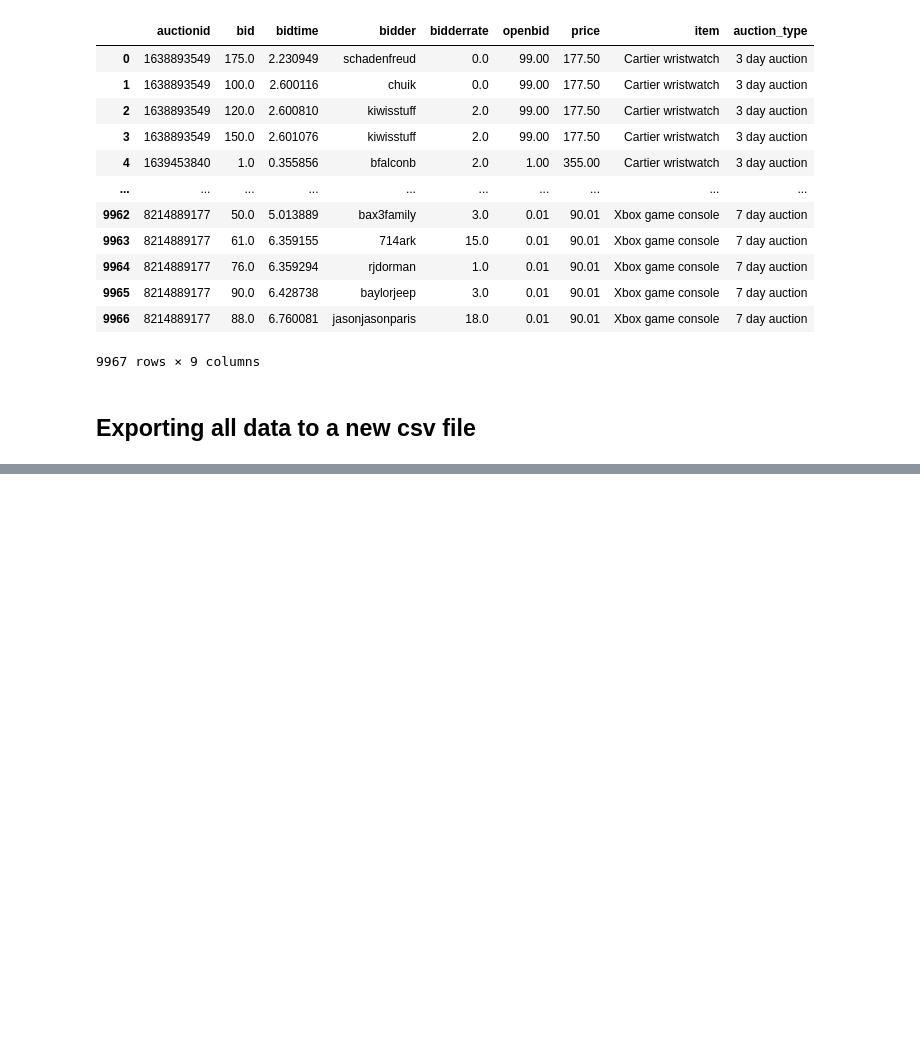
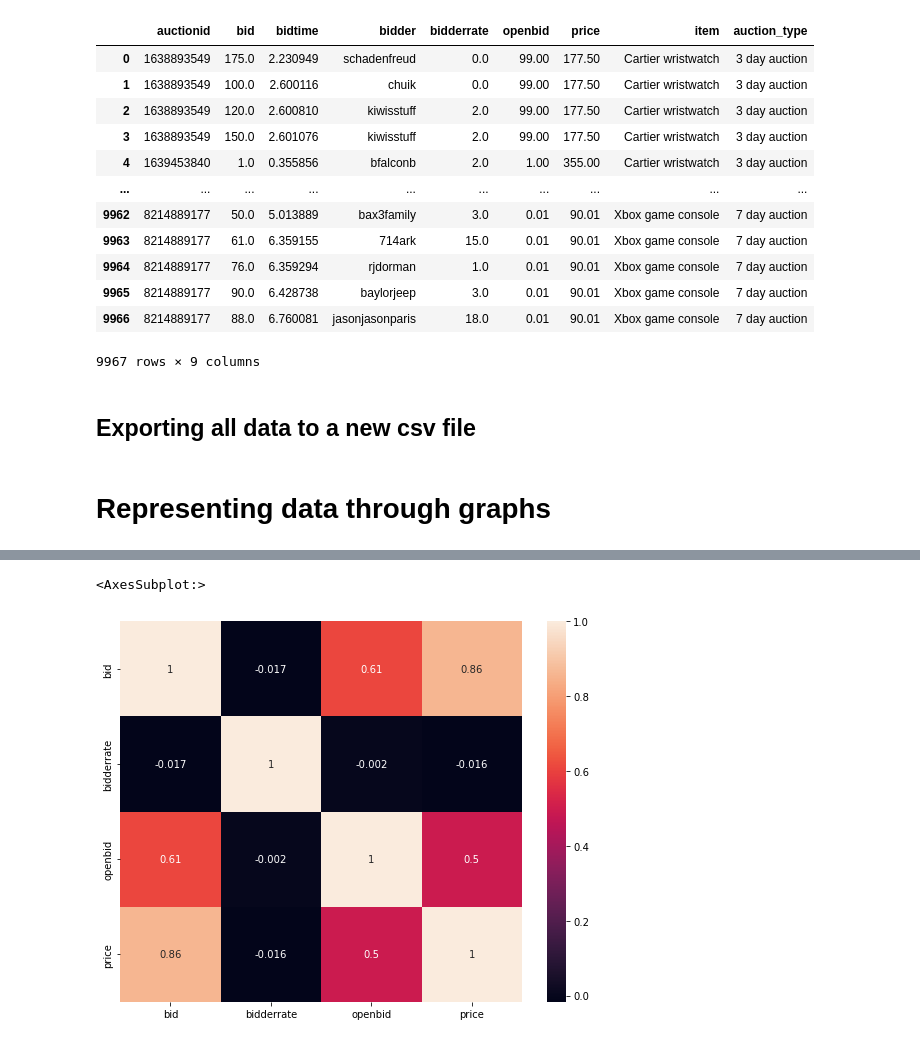
Before and after one commit to Aruj77/Auction-Analysis, a Jupyter notebook: Auction Analysis.ipynb, the cells around one changed output, grey strips where cells are left out. Drawn from its saved outputs; the diff is of its cells as text; code cells hidden in the pictures; blank space fills up the shorter version.

Commit message:
Added more analyzed data

```diff
--- a/Auction Analysis.ipynb
+++ b/Auction Analysis.ipynb
@@ -110,3 +141,11 @@ profitable_df
 ## Exporting all data to a new csv file
 # %%
 profitable_df.to_csv('Profitable Data.csv')
+# %% [markdown]
+# Representing data through graphs
+# %%
+correlation=df.drop(['auctionid','bidtime'],axis=1).corr()
+# %%
+plt.figure(figsize=(9,7))
+sns.heatmap(correlation,annot=True)
+# %% [output]
@@ -112,0 +154,2 @@ profitable_df.to_csv('Profitable Data.csv')
+<AxesSubplot:>
+[figure, added]
```
Also changed, not shown: parts of 18 cells of this notebook.
